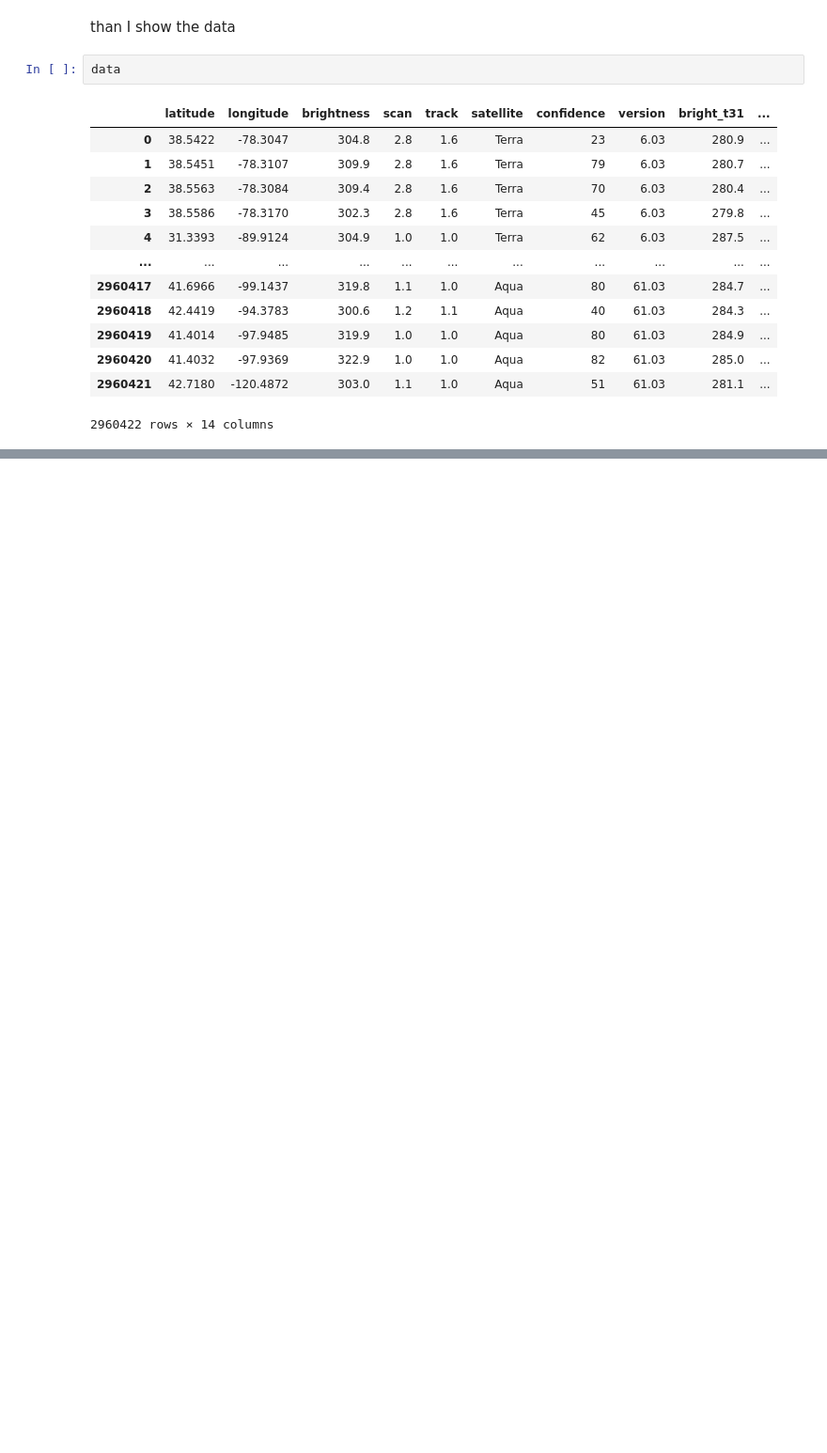
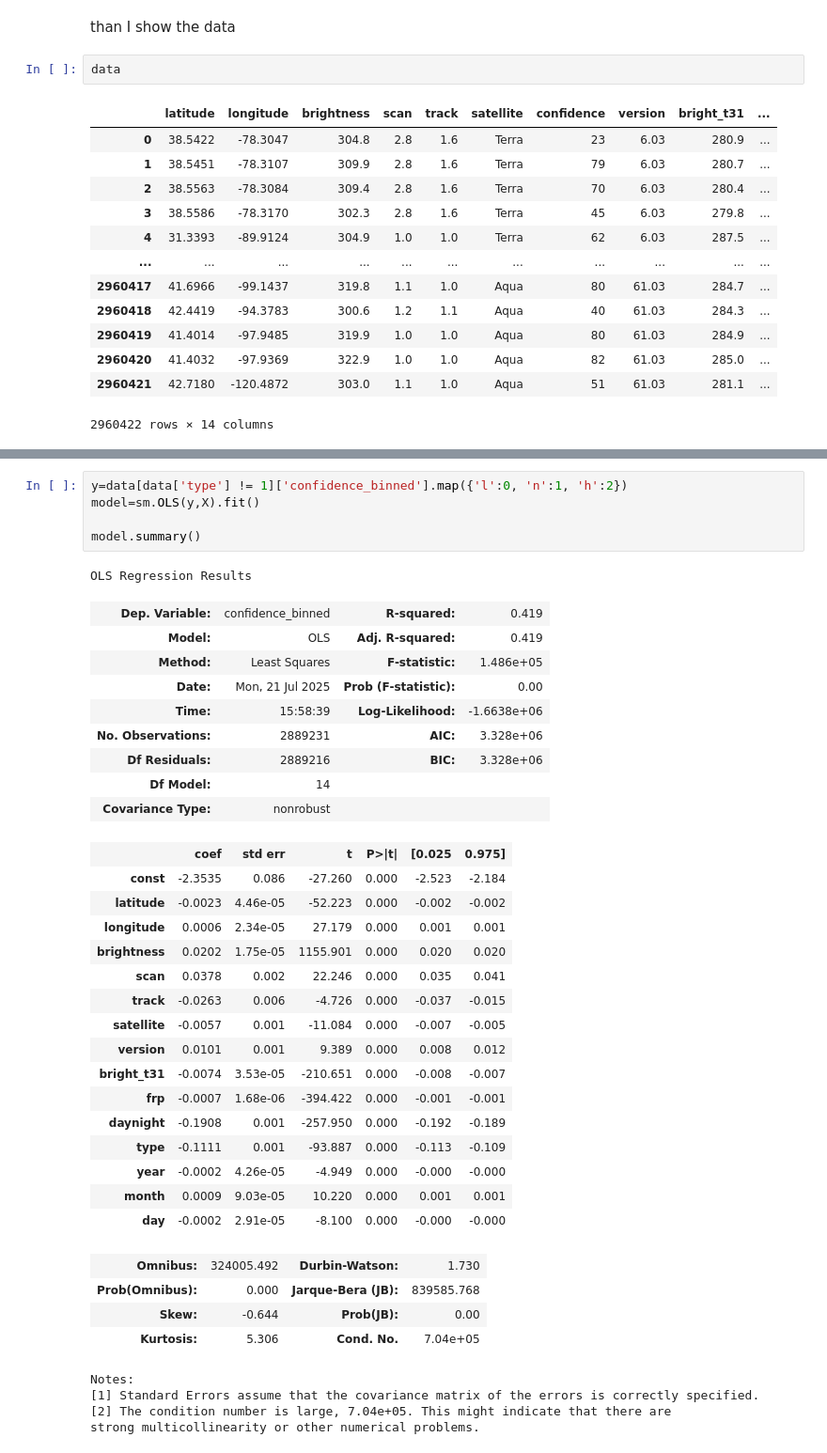
Before and after one commit to Friendly-Aid/FIRMS-data-analysis, a Jupyter notebook: wrangling.ipynb, the cells around one changed output, grey strips where cells are left out. Shown at 94% size. Drawn from its saved outputs; the diff is of its cells as text; blank space fills up the shorter version.

```diff
--- a/wrangling.ipynb
+++ b/wrangling.ipynb
@@ -59,0 +190,40 @@ data
+# %%
+y=data[data['type'] != 1]['confidence_binned'].map({'l':0, 'n':1, 'h':2})
+model=sm.OLS(y,X).fit()
+
+model.summary()
+# %% [output]
+OLS Regression Results
+| Dep. Variable: | confidence_binned | R-squared: | 0.419 |
+| Model: | OLS | Adj. R-squared: | 0.419 |
+| Method: | Least Squares | F-statistic: | 1.486e+05 |
+| Date: | Mon, 21 Jul 2025 | Prob (F-statistic): | 0.00 |
+| Time: | 15:58:39 | Log-Likelihood: | -1.6638e+06 |
+| No. Observations: | 2889231 | AIC: | 3.328e+06 |
+| Df Residuals: | 2889216 | BIC: | 3.328e+06 |
+| Df Model: | 14 |  |  |
+| Covariance Type: | nonrobust |  |  |
+|  | coef | std err | t | P>|t| | [0.025 | 0.975] |
+| const | -2.3535 | 0.086 | -27.260 | 0.000 | -2.523 | -2.184 |
+| latitude | -0.0023 | 4.46e-05 | -52.223 | 0.000 | -0.002 | -0.002 |
+| longitude | 0.0006 | 2.34e-05 | 27.179 | 0.000 | 0.001 | 0.001 |
+| brightness | 0.0202 | 1.75e-05 | 1155.901 | 0.000 | 0.020 | 0.020 |
+| scan | 0.0378 | 0.002 | 22.246 | 0.000 | 0.035 | 0.041 |
+| track | -0.0263 | 0.006 | -4.726 | 0.000 | -0.037 | -0.015 |
+| satellite | -0.0057 | 0.001 | -11.084 | 0.000 | -0.007 | -0.005 |
+| version | 0.0101 | 0.001 | 9.389 | 0.000 | 0.008 | 0.012 |
+| bright_t31 | -0.0074 | 3.53e-05 | -210.651 | 0.000 | -0.008 | -0.007 |
+| frp | -0.0007 | 1.68e-06 | -394.422 | 0.000 | -0.001 | -0.001 |
+| daynight | -0.1908 | 0.001 | -257.950 | 0.000 | -0.192 | -0.189 |
+| type | -0.1111 | 0.001 | -93.887 | 0.000 | -0.113 | -0.109 |
+| year | -0.0002 | 4.26e-05 | -4.949 | 0.000 | -0.000 | -0.000 |
+| month | 0.0009 | 9.03e-05 | 10.220 | 0.000 | 0.001 | 0.001 |
+| day | -0.0002 | 2.91e-05 | -8.100 | 0.000 | -0.000 | -0.000 |
+| Omnibus: | 324005.492 | Durbin-Watson: | 1.730 |
+| Prob(Omnibus): | 0.000 | Jarque-Bera (JB): | 839585.768 |
+| Skew: | -0.644 | Prob(JB): | 0.00 |
+| Kurtosis: | 5.306 | Cond. No. | 7.04e+05 |
+Notes:
+[1] Standard Errors assume that the covariance matrix of the errors is correctly specified.
+[2] The condition number is large, 7.04e+05. This might indicate that there are
+strong multicollinearity or other numerical problems.
```
Also changed, not shown: parts of 5 cells of this notebook, 10 other files.
